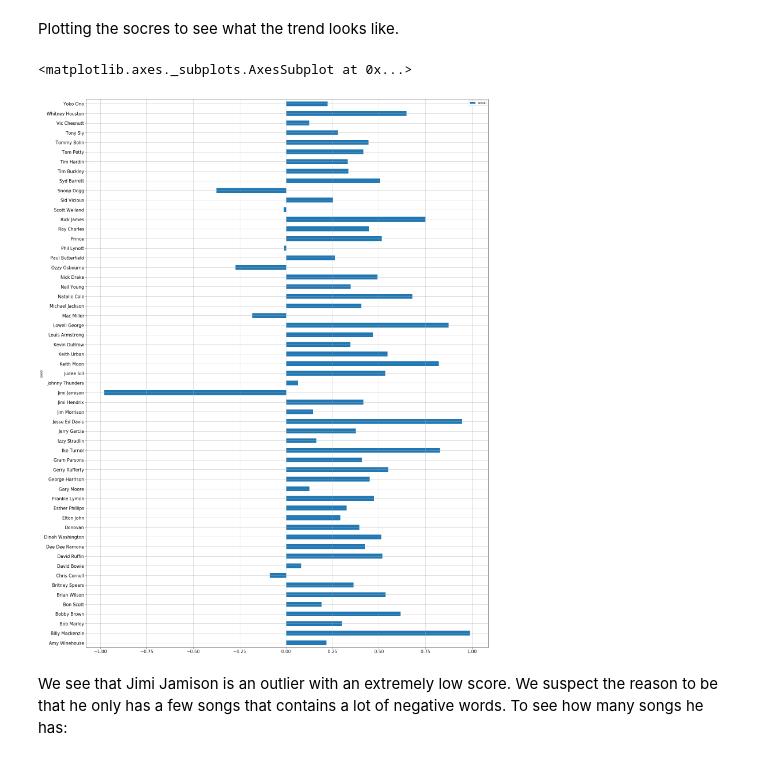
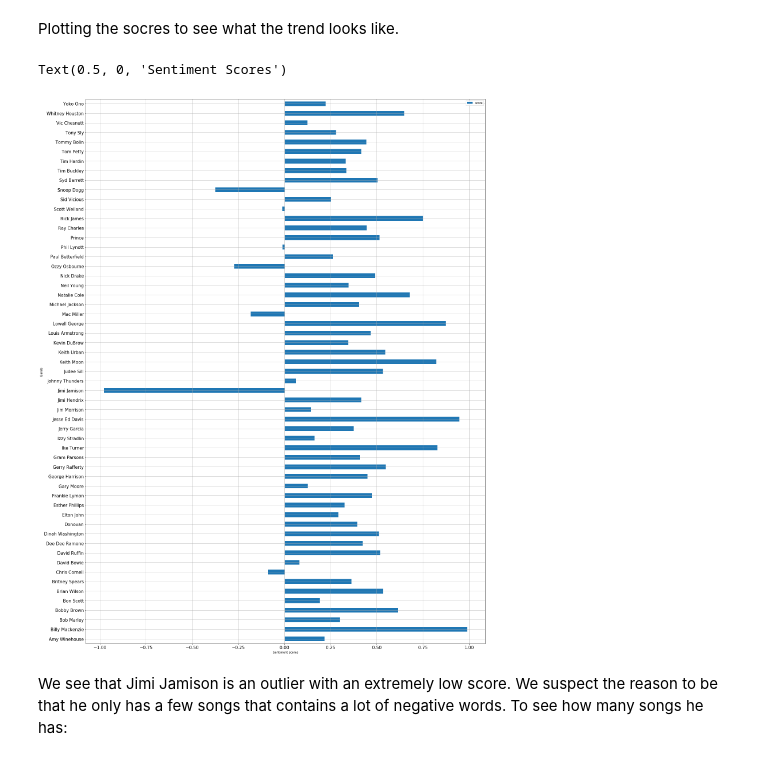
Before and after one commit to kachiem/COGS108_final, a Jupyter notebook: FinalProject.ipynb, the cells around one changed output. Cells and saved outputs as stored; diff of their text form; code cells hidden in the pictures.

```diff
--- a/FinalProject.ipynb
+++ b/FinalProject.ipynb
@@ -393,11 +393,13 @@ Plotting the socres to see what the trend looks like.
 # %%
 %matplotlib inline
 # plt.rc('xtick',labelsize=25)
 # plt.rc('ytick',labelsize=20)
 sentimentScores.plot(kind="barh", figsize=(25,35), grid=True, fontsize=15)
+plt.ylabel("Bands")
+plt.xlabel("Sentiment Scores")
 # %% [output]
-<matplotlib.axes._subplots.AxesSubplot at 0x...>
+Text(0.5, 0, 'Sentiment Scores')
-[figure, old version]
+[figure, new version]
 # %% [markdown]
 We see that Jimi Jamison is an outlier with an extremely low score. We suspect the reason to be that he only has a few songs that contains a lot of negative words. To see how many songs he has:
 # %%
```
Also changed, not shown: parts of 1 cell of this notebook.
